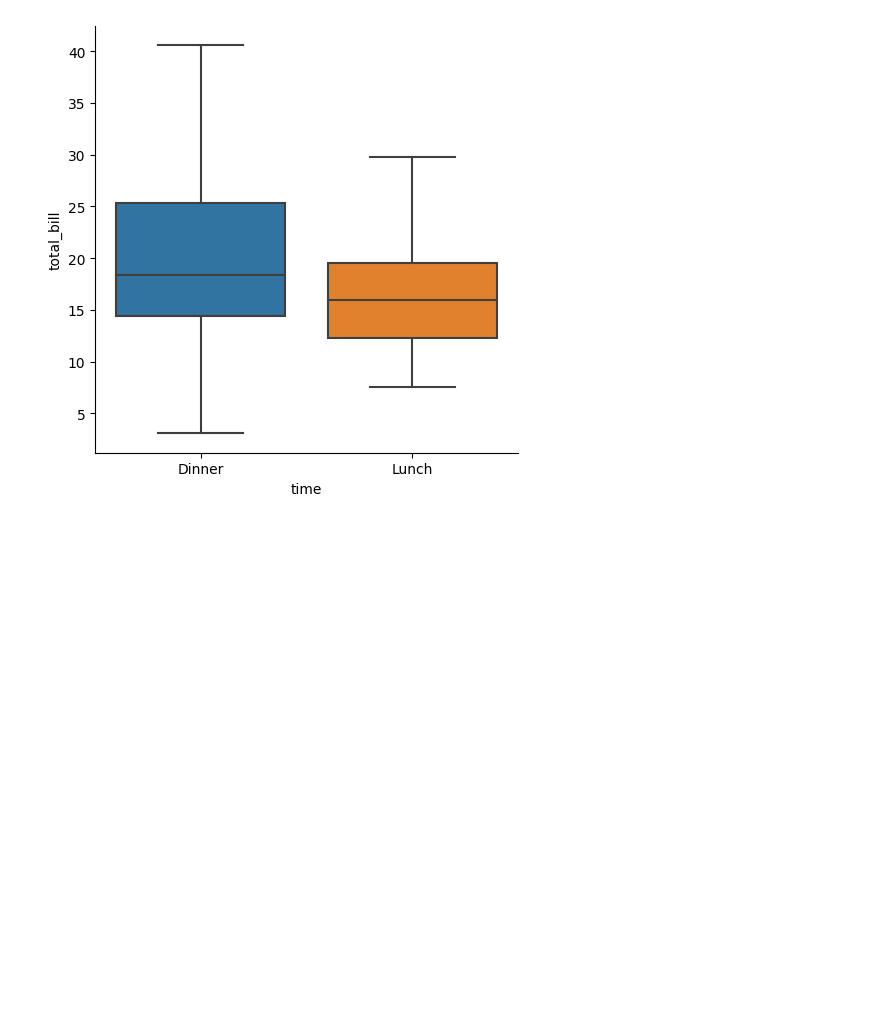
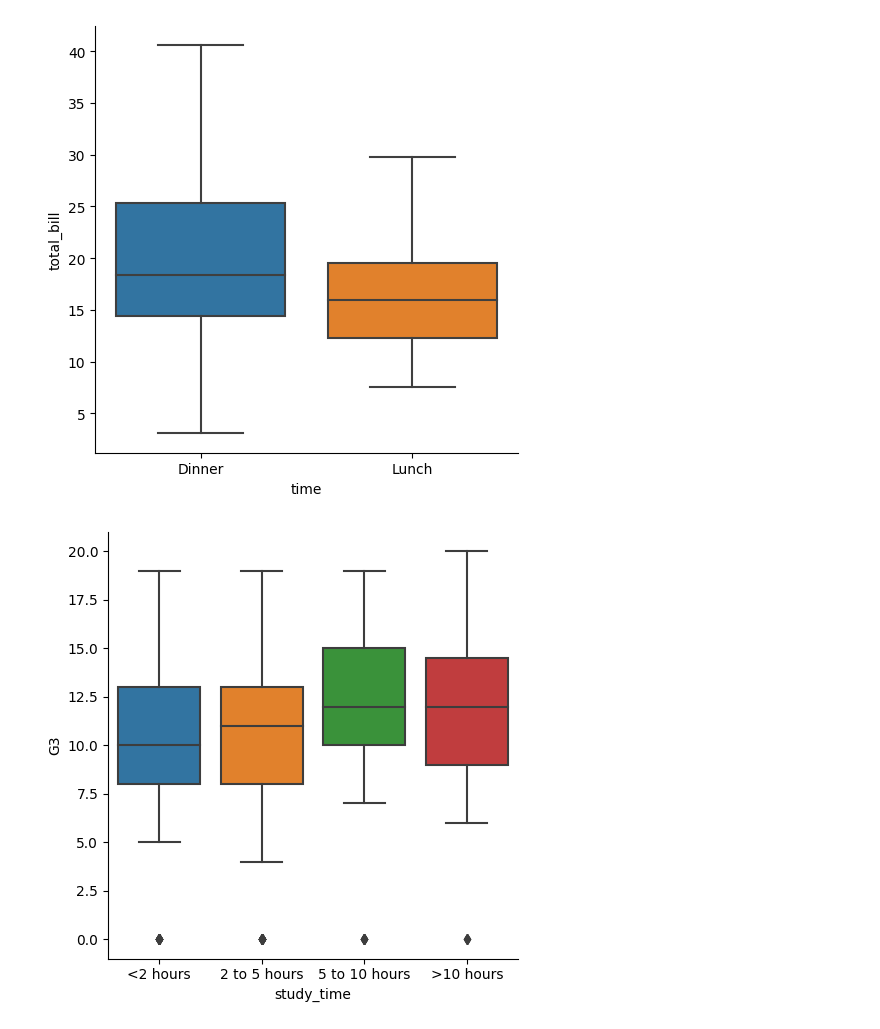
Before and after one commit to ishtiakrongon/Datacamp-Introduction_to_Data_Visualization_with_Seaborn, a Jupyter notebook: Visualizing categorical variable.ipynb, the cells around one changed output. Cells and saved outputs as stored; diff of their text form; code cells hidden in the pictures; blank space fills up the shorter version.

```diff
--- a/Visualizing categorical variable.ipynb
+++ b/Visualizing categorical variable.ipynb
@@ -124,3 +124,24 @@ sns.catplot(
 # %% [output]
 <seaborn.axisgrid.FacetGrid at 0x...>
 [figure]
+# %%
+# Specify the category ordering
+study_time_order = ["<2 hours", "2 to 5 hours",
+                    "5 to 10 hours", ">10 hours"]
+
+# Create a box plot and set the order of the categories
+
+sns.catplot(
+    data = student_data,
+    x = "study_time",
+    y = "G3",
+    order = study_time_order,
+    kind = "box"
+)
+
+
+
+# Show plot
+plt.show()
+# %% [output]
+[figure, added]
```
Also changed, not shown: parts of 2 cells of this notebook.
